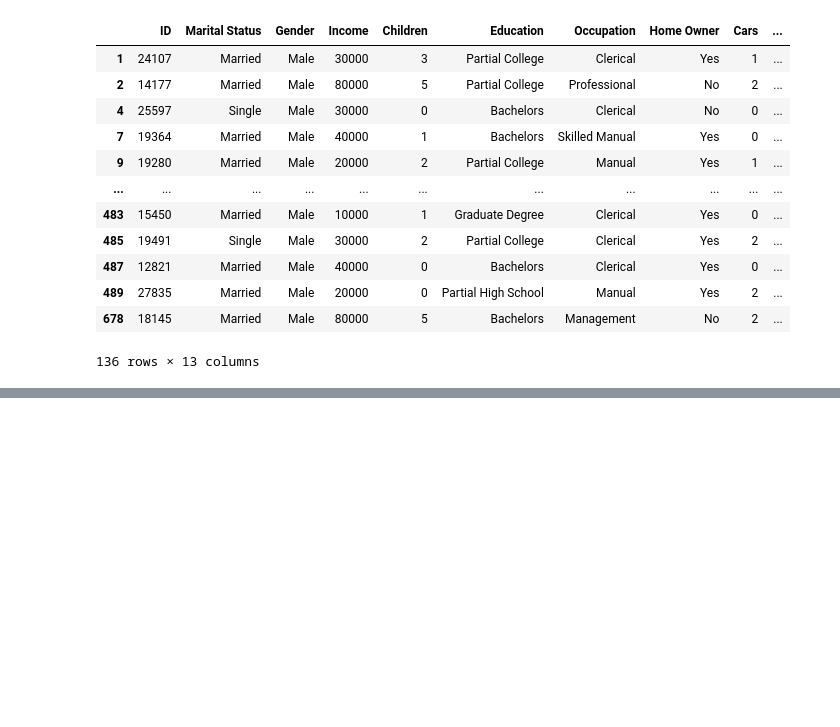
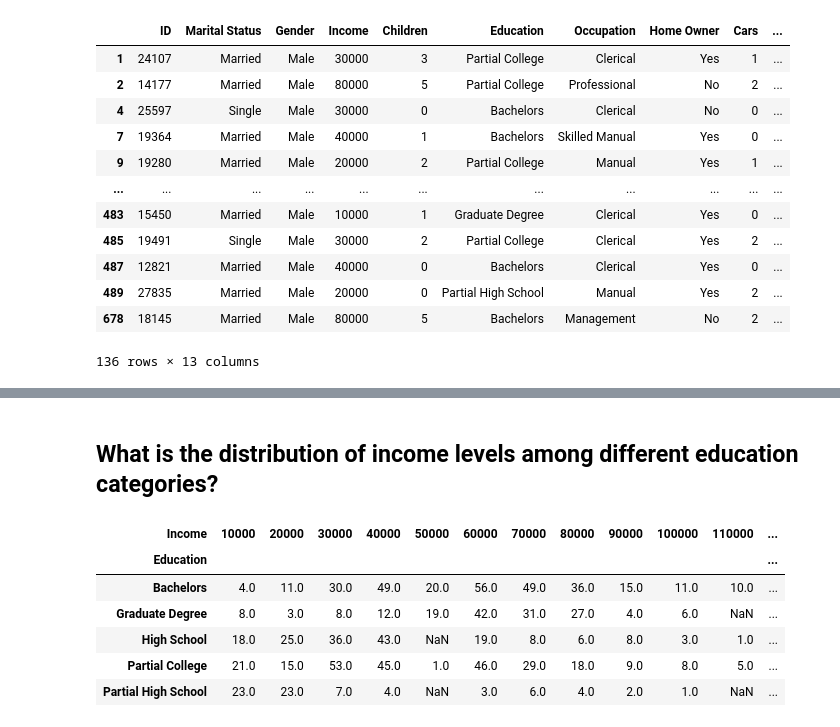
Before and after one commit to abhisunny2610/Data-Science, a Jupyter notebook: Visualization/Bike Buyers Anlys.ipynb, the cells around one changed output, grey strips where cells are left out. Cells and saved outputs as stored; diff of their text form; code cells hidden in the pictures; blank space fills up the shorter version.

```diff
--- a/Visualization/Bike Buyers Anlys.ipynb
+++ b/Visualization/Bike Buyers Anlys.ipynb
@@ -164,0 +168,13 @@ plt.show()
+# %% [markdown]
+## What is the distribution of income levels among different education categories?
+# %%
+education_group = df.groupby(["Education", "Income"]).size().unstack()
+education_group
+# %% [output]
+| Income | 10000 | 20000 | 30000 | 40000 | 50000 | 60000 | 70000 | 80000 | 90000 | 100000 | 110000 | ... |
+| Education |  |  |  |  |  |  |  |  |  |  |  | ... |
+| Bachelors | 4.0 | 11.0 | 30.0 | 49.0 | 20.0 | 56.0 | 49.0 | 36.0 | 15.0 | 11.0 | 10.0 | ... |
+| Graduate Degree | 8.0 | 3.0 | 8.0 | 12.0 | 19.0 | 42.0 | 31.0 | 27.0 | 4.0 | 6.0 | NaN | ... |
+| High School | 18.0 | 25.0 | 36.0 | 43.0 | NaN | 19.0 | 8.0 | 6.0 | 8.0 | 3.0 | 1.0 | ... |
+| Partial College | 21.0 | 15.0 | 53.0 | 45.0 | 1.0 | 46.0 | 29.0 | 18.0 | 9.0 | 8.0 | 5.0 | ... |
+| Partial High School | 23.0 | 23.0 | 7.0 | 4.0 | NaN | 3.0 | 6.0 | 4.0 | 2.0 | 1.0 | NaN | ... |
```
Also changed, not shown: parts of 5 cells of this notebook.
